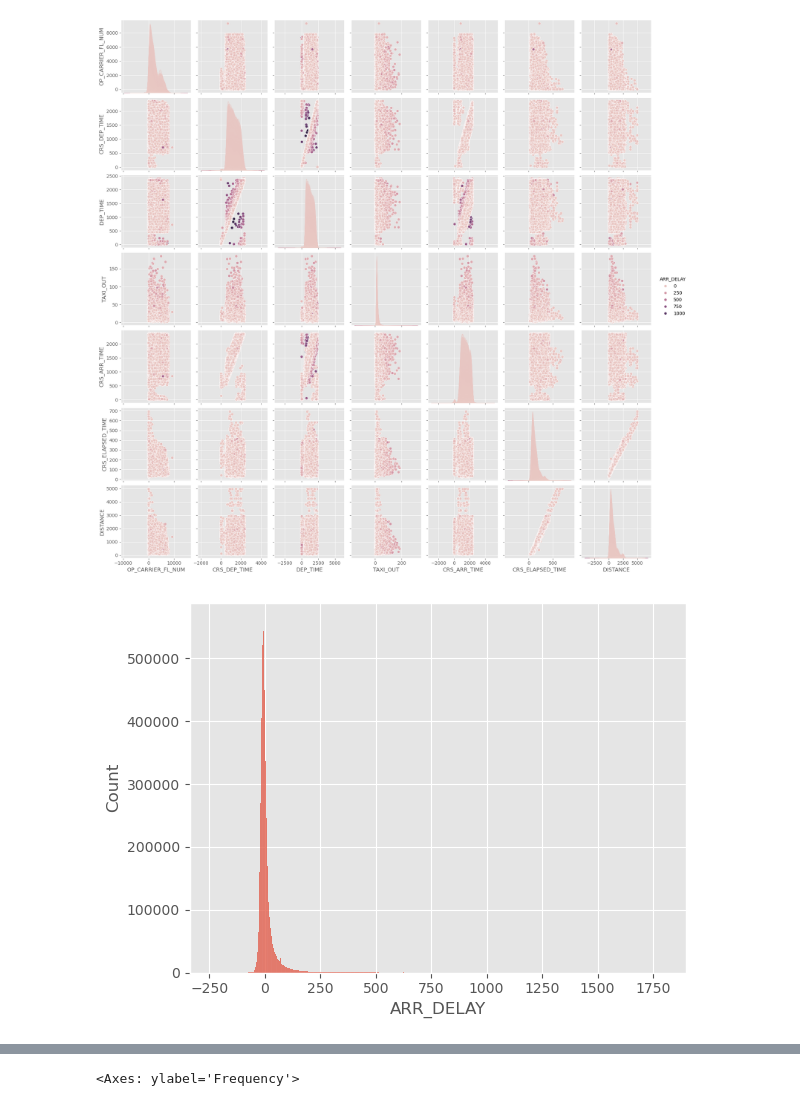
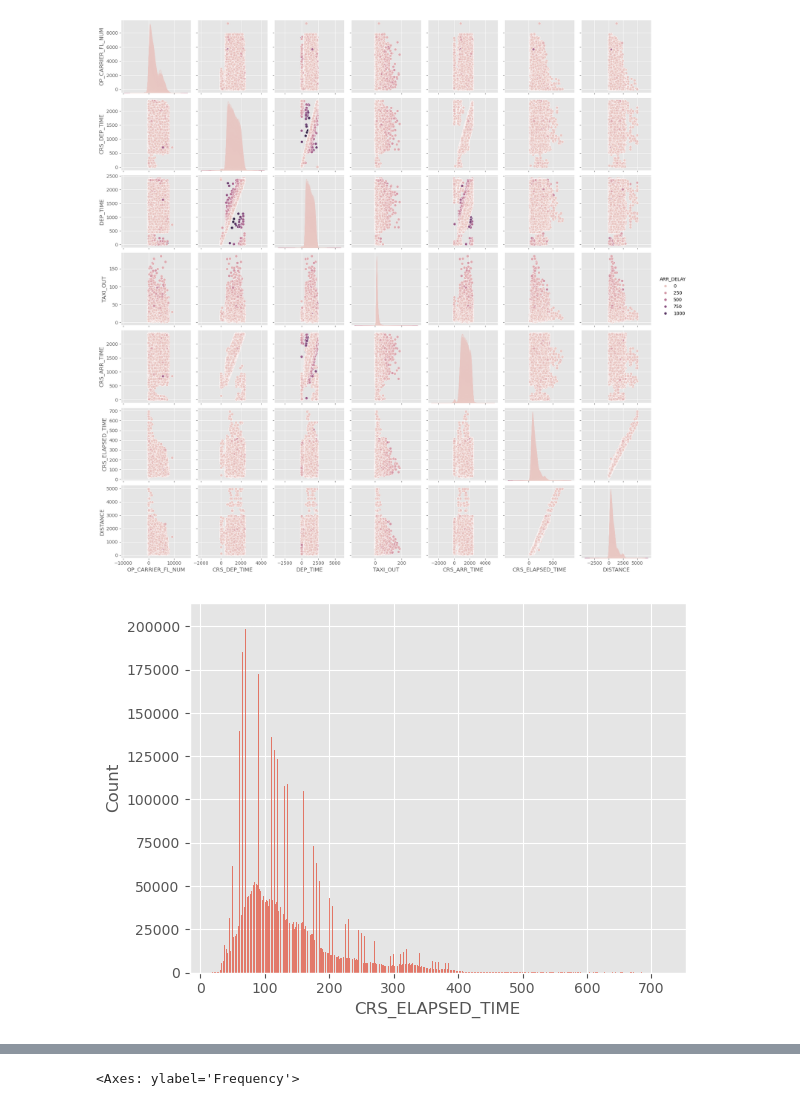
Before and after one commit to Andylmao/icd2024, a Jupyter notebook: practices/practica4ICD.ipynb, the cells around one changed output, grey strips where cells are left out. Drawn from its saved outputs; the diff is of its cells as text; code cells hidden in the pictures.

```diff
--- a/practices/practica4ICD.ipynb
+++ b/practices/practica4ICD.ipynb
@@ -263,7 +273,7 @@ sns.pairplot(sample_df, hue='ARR_DELAY', vars=columnas_interes)
 <seaborn.axisgrid.PairGrid at 0x...>
 [figure]
 # %%
-sns.histplot(airlin_df['ARR_DELAY'], bins=1000)
+sns.histplot(airlin_df['CRS_ELAPSED_TIME'], bins=1000)
 plt.show()
 # %% [output]
-[figure, old version]
+[figure, new version]
```
Also changed, not shown: parts of 10 cells of this notebook.
